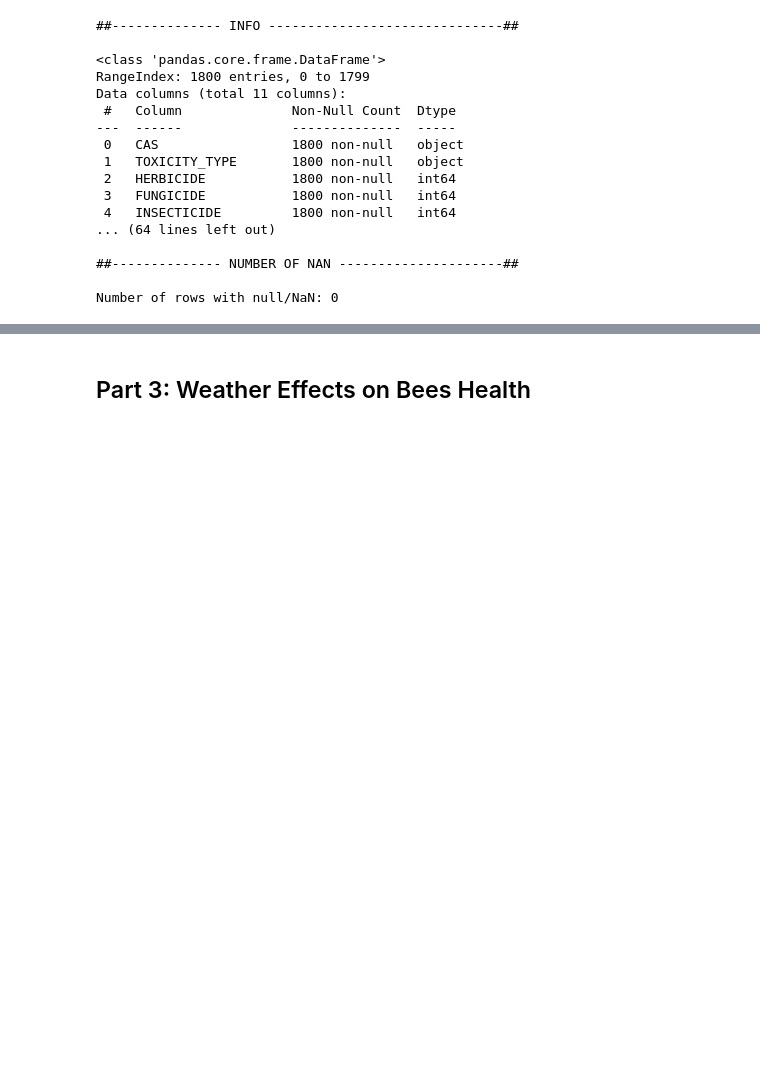
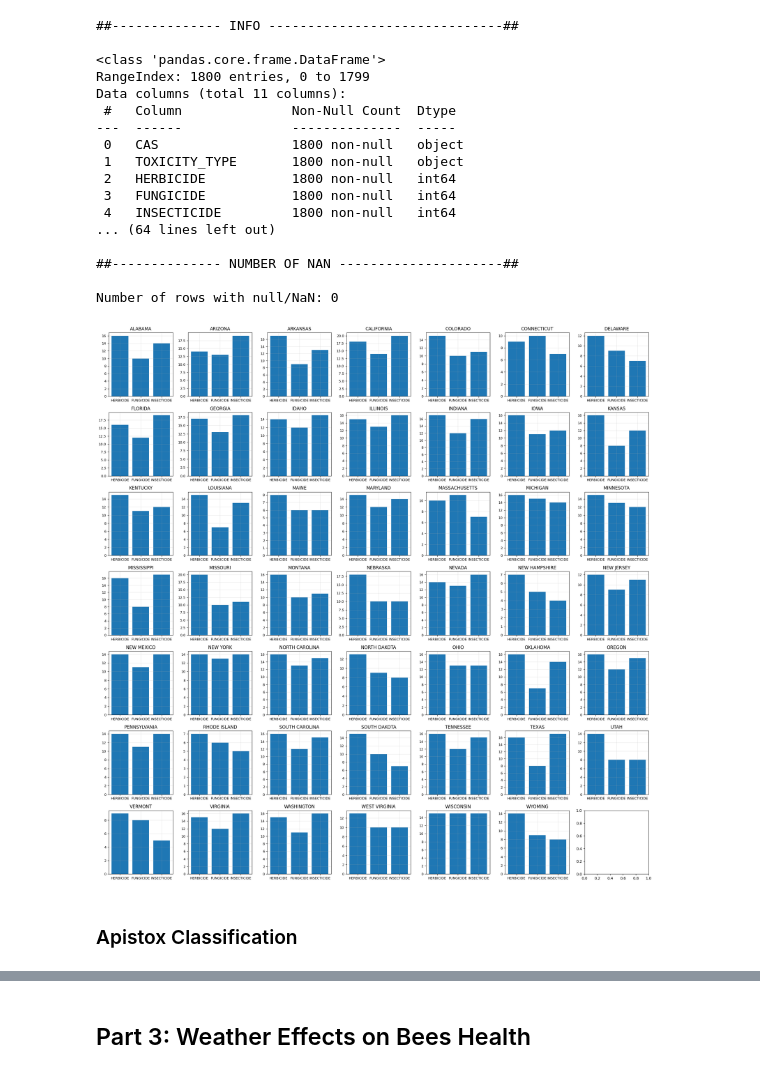
Before and after one commit to Ddav3/Bees_production_analysis, a Jupyter notebook: honey_production.ipynb, the cells around one changed output, grey strips where cells are left out. Drawn from its saved outputs; the diff is of its cells as text; code cells hidden in the pictures; blank space fills up the shorter version.

```diff
--- a/honey_production.ipynb
+++ b/honey_production.ipynb
@@ -292,6 +232,27 @@ Data columns (total 11 columns):
 
 Number of rows with null/NaN: 0
 # %%
-#istogrammi per stato, sul numero di pesticidi ecc
+apistox_chems = apistox_complete_df.groupby(["STATE_NAME"])[["HERBICIDE", "FUNGICIDE", "INSECTICIDE"]].sum()
 
-plt.hist()
+size = int(np.ceil(np.sqrt(len(apistox_chems.index))))
+_, axes = plt.subplots(size, size, figsize =(21,21))
+
+for index, element in enumerate(apistox_chems.index):
+    bar = axes[int(index/size),index%size]
+    bar.bar(apistox_chems.columns,  apistox_chems.loc[element].values.flatten())
+    bar.set_title(str(element))
+    bar.tick_params(axis ="both", labelsize = 9)
+    bar.grid(alpha =0.3)
+plt.tight_layout()
+
+
+#POTREI: passare il df come primo, by come argomento del group, x come colonna/riga o array di labels, y come colonne del grouped
+# il metodo fa bar di tutte le colonne numeriche associate al grouped
+
+#TODO: rimpiazzare questa procedura con un metodo in utils
+#apistox_chems = apistox_complete_df.groupby(["STATE_NAME"]).sum()
+#utils.bar_all(apistox_chems,3, apistox_chems.columns,  )
+# %% [output]
+[figure, added]
+# %% [markdown]
+### Apistox Classification
```
Also changed, not shown: parts of 7 cells of this notebook, 1 other file.
